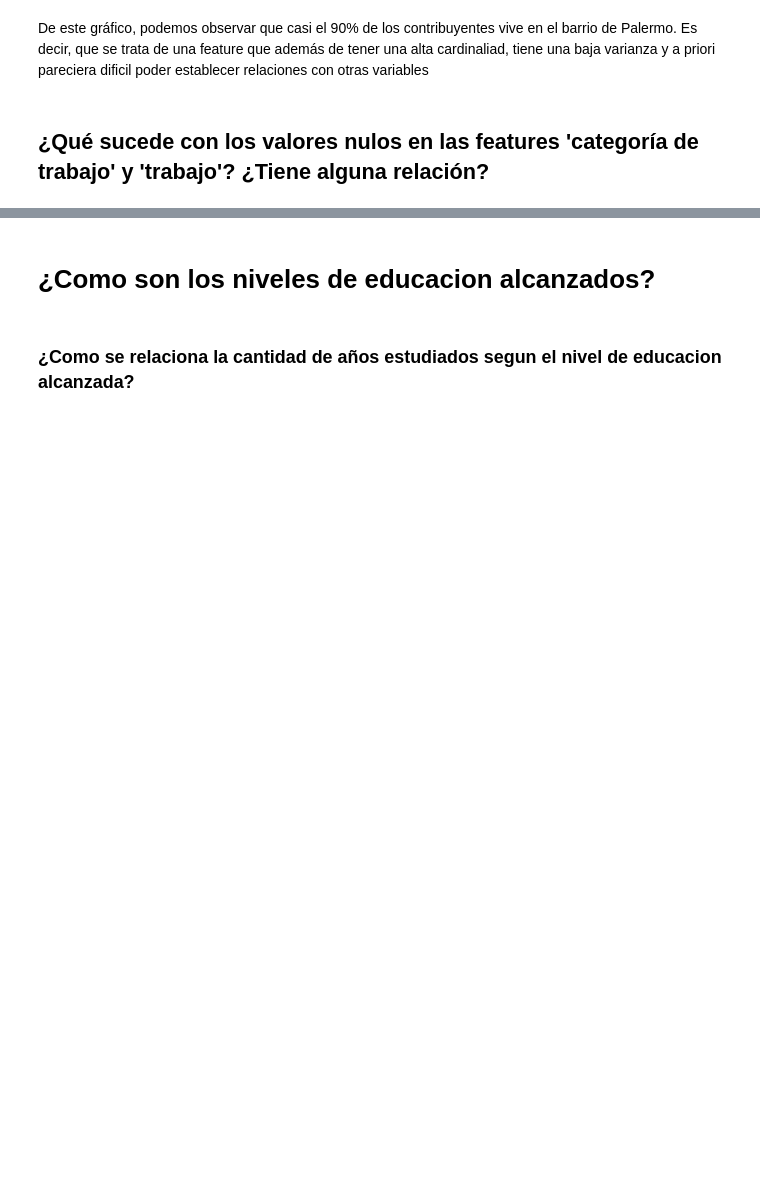
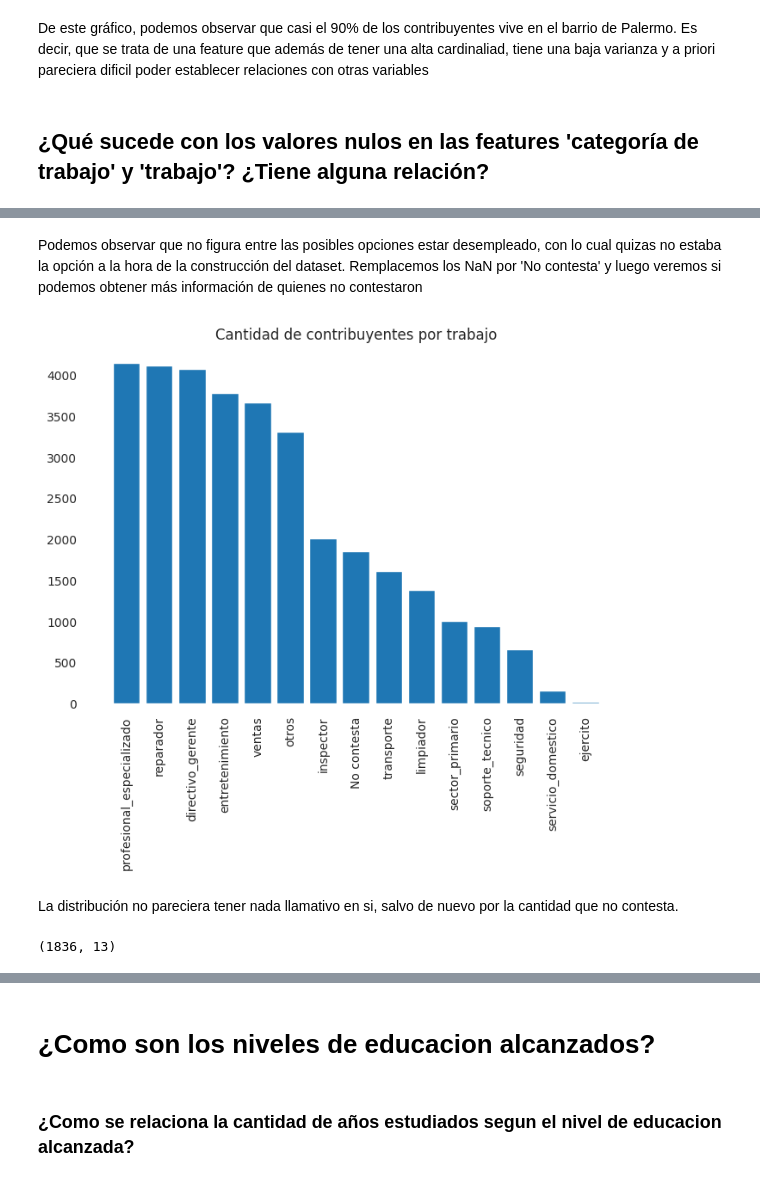
Before and after one commit to fjpacheco/machine-learning, a Jupyter notebook: notebook_definitivo.ipynb, the cells around one changed output, grey strips where cells are left out. Drawn from its saved outputs; the diff is of its cells as text; code cells hidden in the pictures; blank space fills up the shorter version.

```diff
--- a/notebook_definitivo.ipynb
+++ b/notebook_definitivo.ipynb
@@ -133,0 +165,20 @@ df.
+# %% [markdown]
+Podemos observar que no figura entre las posibles opciones estar desempleado, con lo cual quizas no estaba la opción a la hora de la construcción del dataset. Remplacemos los NaN por 'No contesta' y luego veremos si podemos obtener más información de quienes no contestaron
+# %%
+df['trabajo'] = df['trabajo'].replace(np.nan,'No contesta')
+plt.figure(dpi = 100)
+cantidad_por_trabajo = df['trabajo'].value_counts()
+plt.bar(cantidad_por_trabajo.index,cantidad_por_trabajo.values)
+plt.title("Cantidad de contribuyentes por trabajo")
+plt.xticks(rotation = 90)
+plt.show()
+# %% [output]
+[figure, added]
+# %% [markdown]
+La distribución no pareciera tener nada llamativo en si, salvo de nuevo por la cantidad que no contesta.
+# %%
+dataset_sin_contestar = df[df['categoria_de_trabajo'] == 'No contesta']
+dataset_sin_contestar = dataset_sin_contestar[dataset_sin_contestar['trabajo'] == 'No contesta']
+dataset_sin_contestar.shape
+# %% [output]
+(1836, 13)
```
Also changed, not shown: parts of 35 cells of this notebook, 3 other files.
